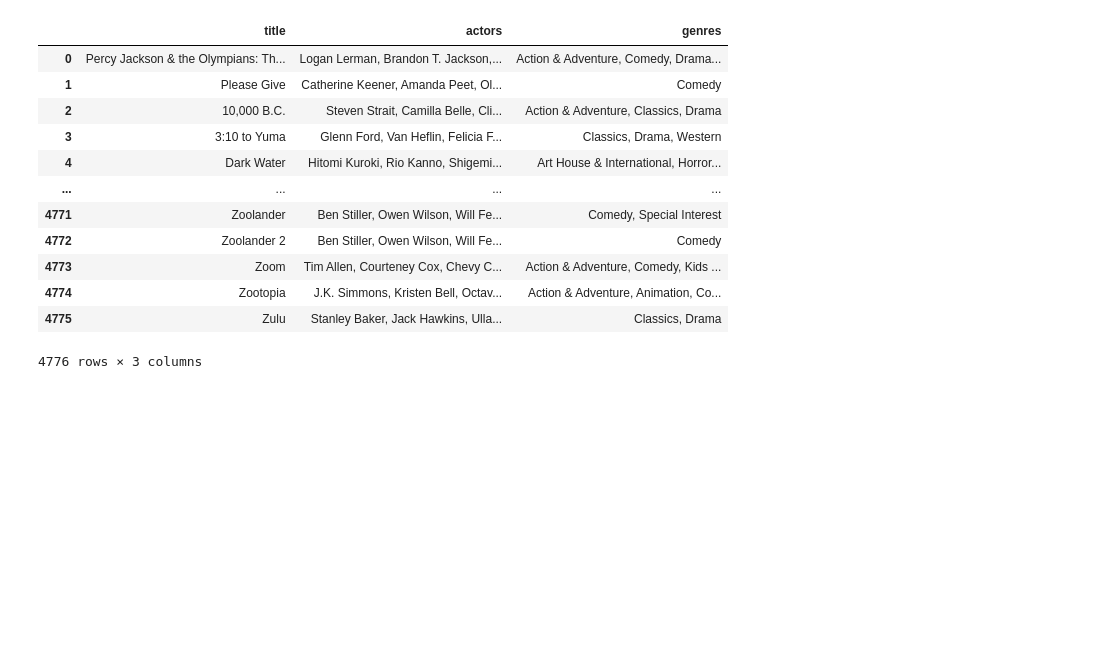
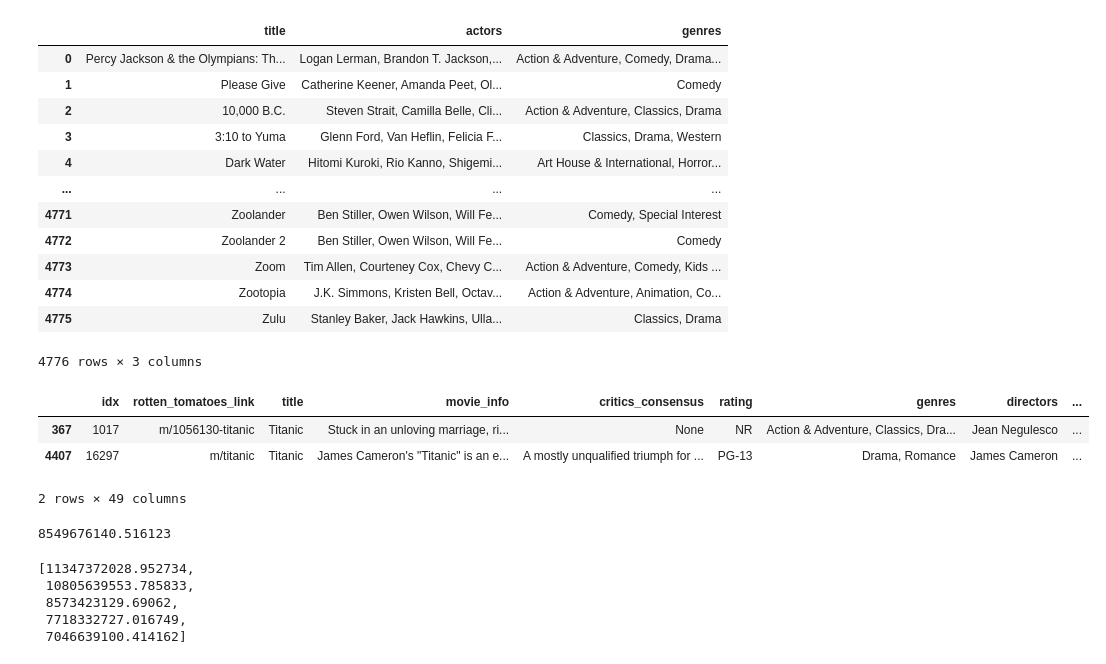
Before and after one commit to jeffreyhwatson/MS_Box_Office_Insights, a Jupyter notebook: rt_tn_workspace-Copy1.ipynb, the cells around one changed output. Saved outputs shown, nothing was run; the diff lists cells and outputs as text; code cells hidden in the pictures; blank space fills up the shorter version.

```diff
--- a/rt_tn_workspace-Copy1.ipynb
+++ b/rt_tn_workspace-Copy1.ipynb
@@ -454,10 +474,17 @@ a_g
 | 4775 | Zulu | Stanley Baker, Jack Hawkins, Ulla... | Classics, Drama |
 4776 rows × 3 columns
 # %%
-df[df.title == 'Titanic']
+dfr[dfr.title == 'Titanic']
+# %% [output]
+|  | idx | rotten_tomatoes_link | title | movie_info | critics_consensus | rating | genres | directors | ... |
+| 367 | 1017 | m/1056130-titanic | Titanic | Stuck in an unloving marriage, ri... | None | NR | Action & Adventure, Classics, Dra... | Jean Negulesco | ... |
+| 4407 | 16297 | m/titanic | Titanic | James Cameron's "Titanic" is an e... | A mostly unqualified triumph for ... | PG-13 | Drama, Romance | James Cameron | ... |
+2 rows × 49 columns
 # %%
-leo_adj_gross = df[df['actors'].str.contains('Leonardo DiCaprio')].adj_ww_gross.sum()
+leo_adj_gross = dfr[dfr['actors'].str.contains('Leonardo DiCaprio')].adj_ww_gross.sum()
 leo_adj_gross
+# %% [output]
+8549676140.516123
 # %%
 # split_list = []
 # for actor in df.actors:
@@ -568,11 +595,17 @@ actor_list = ['Robert Downey Jr.',
 
 gross = []
 for name in actor_list:
-    value = df[df['actors'].str.contains(name)].adj_ww_gross.sum()
+    value = dfr[dfr['actors'].str.contains(name)].adj_ww_gross.sum()
     gross.append(value)
 
 
 gross[:5]
+# %% [output]
+[11347372028.952734,
+ 10805639553.785833,
+ 8573423129.69062,
+ 7718332727.016749,
+ 7046639100.414162]
 # %%
 dict = {'Actor': actor_list, 'Gross': gross}
 gross_df = pd.DataFrame(dict)
```
Also changed, not shown: parts of 41 cells of this notebook, 1 other file.
